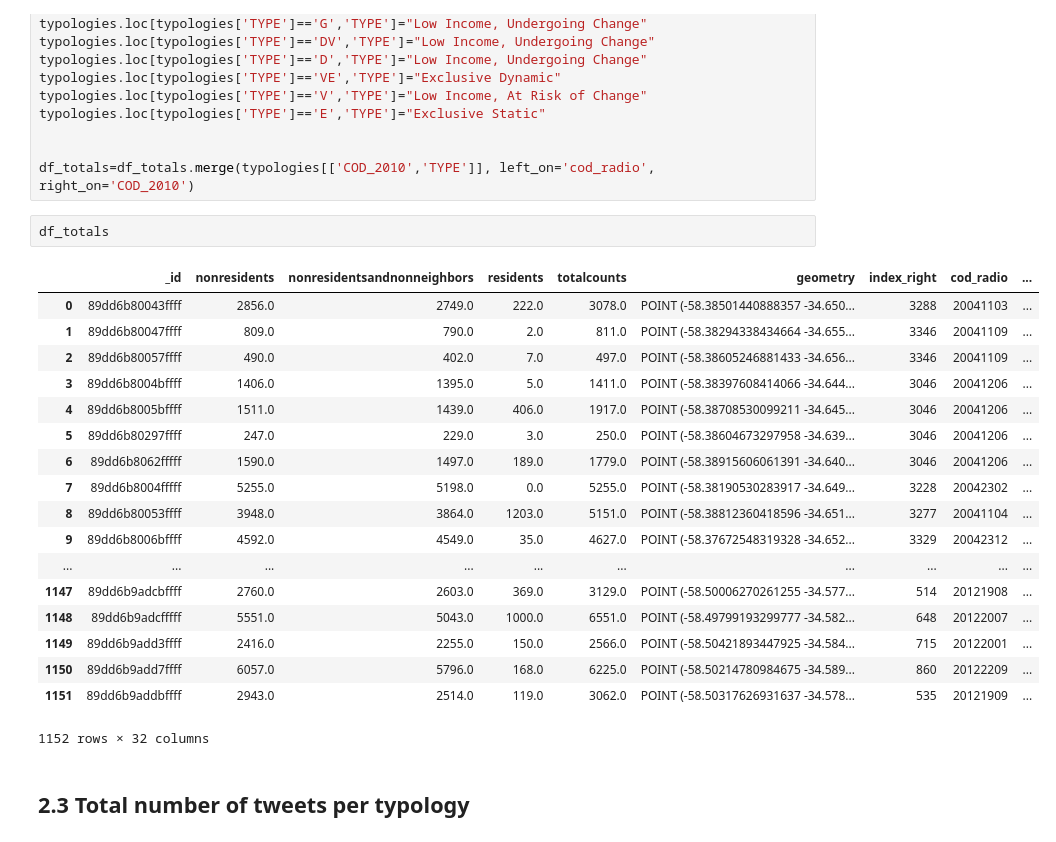
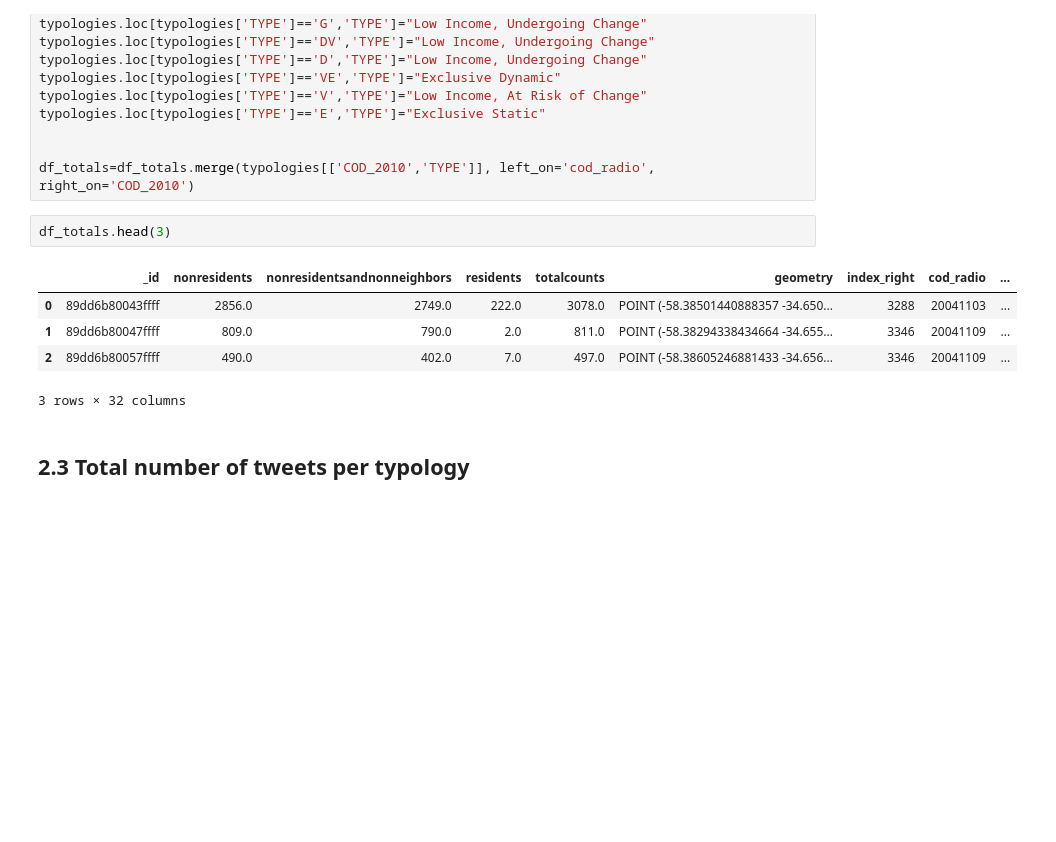
Before and after one commit to rpasquini/twitter_and_displacement, a Jupyter notebook: notebooks/Complete Analysis Example Counts by Typologies .ipynb, the cells around one changed output. Cells and saved outputs as stored; diff of their text form; blank space fills up the shorter version.

```diff
--- a/notebooks/Complete Analysis Example Counts by Typologies .ipynb
+++ b/notebooks/Complete Analysis Example Counts by Typologies .ipynb
@@ -69,26 +69,13 @@ typologies.loc[typologies['TYPE']=='E','TYPE']="Exclusive Static"
 
 df_totals=df_totals.merge(typologies[['COD_2010','TYPE']], left_on='cod_radio', right_on='COD_2010')
 # %%
-df_totals
+df_totals.head(3)
 # %% [output]
 |  | _id | nonresidents | nonresidentsandnonneighbors | residents | totalcounts | geometry | index_right | cod_radio | ... |
 | 0 | 89dd6b80043ffff | 2856.0 | 2749.0 | 222.0 | 3078.0 | POINT (-58.38501440888357 -34.650... | 3288 | 20041103 | ... |
 | 1 | 89dd6b80047ffff | 809.0 | 790.0 | 2.0 | 811.0 | POINT (-58.38294338434664 -34.655... | 3346 | 20041109 | ... |
 | 2 | 89dd6b80057ffff | 490.0 | 402.0 | 7.0 | 497.0 | POINT (-58.38605246881433 -34.656... | 3346 | 20041109 | ... |
-| 3 | 89dd6b8004bffff | 1406.0 | 1395.0 | 5.0 | 1411.0 | POINT (-58.38397608414066 -34.644... | 3046 | 20041206 | ... |
-| 4 | 89dd6b8005bffff | 1511.0 | 1439.0 | 406.0 | 1917.0 | POINT (-58.38708530099211 -34.645... | 3046 | 20041206 | ... |
-| 5 | 89dd6b80297ffff | 247.0 | 229.0 | 3.0 | 250.0 | POINT (-58.38604673297958 -34.639... | 3046 | 20041206 | ... |
-| 6 | 89dd6b8062fffff | 1590.0 | 1497.0 | 189.0 | 1779.0 | POINT (-58.38915606061391 -34.640... | 3046 | 20041206 | ... |
-| 7 | 89dd6b8004fffff | 5255.0 | 5198.0 | 0.0 | 5255.0 | POINT (-58.38190530283917 -34.649... | 3228 | 20042302 | ... |
-| 8 | 89dd6b80053ffff | 3948.0 | 3864.0 | 1203.0 | 5151.0 | POINT (-58.38812360418596 -34.651... | 3277 | 20041104 | ... |
-| 9 | 89dd6b8006bffff | 4592.0 | 4549.0 | 35.0 | 4627.0 | POINT (-58.37672548319328 -34.652... | 3329 | 20042312 | ... |
-| ... | ... | ... | ... | ... | ... | ... | ... | ... | ... |
-| 1147 | 89dd6b9adcbffff | 2760.0 | 2603.0 | 369.0 | 3129.0 | POINT (-58.50006270261255 -34.577... | 514 | 20121908 | ... |
-| 1148 | 89dd6b9adcfffff | 5551.0 | 5043.0 | 1000.0 | 6551.0 | POINT (-58.49799193299777 -34.582... | 648 | 20122007 | ... |
-| 1149 | 89dd6b9add3ffff | 2416.0 | 2255.0 | 150.0 | 2566.0 | POINT (-58.50421893447925 -34.584... | 715 | 20122001 | ... |
-| 1150 | 89dd6b9add7ffff | 6057.0 | 5796.0 | 168.0 | 6225.0 | POINT (-58.50214780984675 -34.589... | 860 | 20122209 | ... |
-| 1151 | 89dd6b9addbffff | 2943.0 | 2514.0 | 119.0 | 3062.0 | POINT (-58.50317626931637 -34.578... | 535 | 20121909 | ... |
-1152 rows × 32 columns
+3 rows × 32 columns
 # %% [markdown]
 ## 2.3 Total number of tweets per typology
 # %%
```
Also changed, not shown: parts of 2 cells of this notebook.
